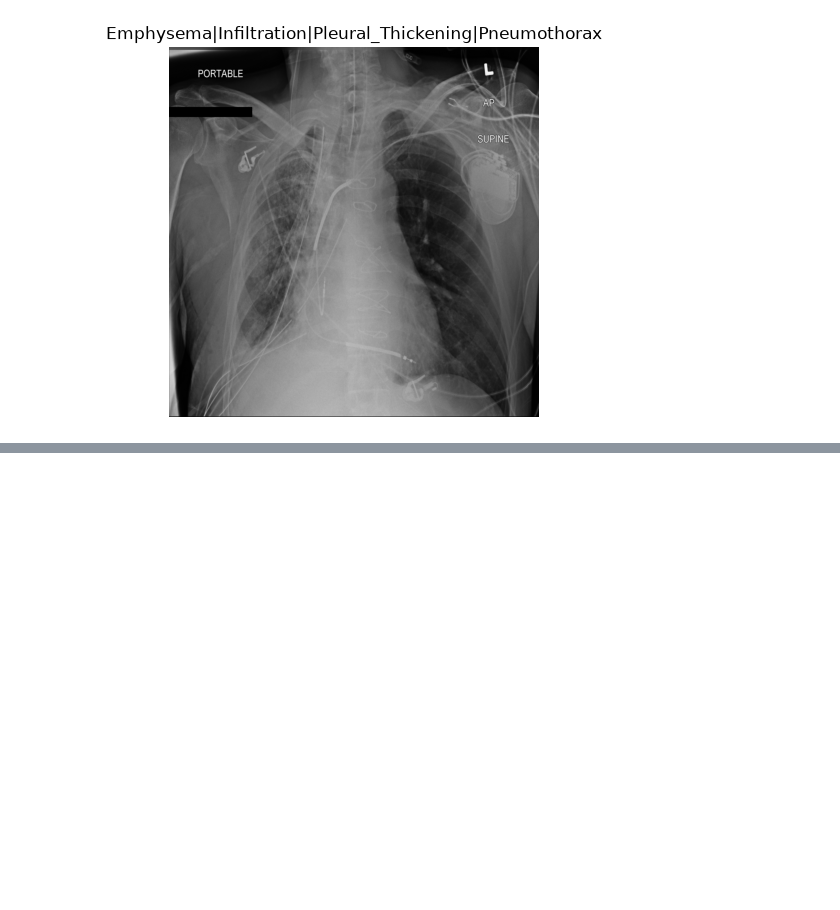
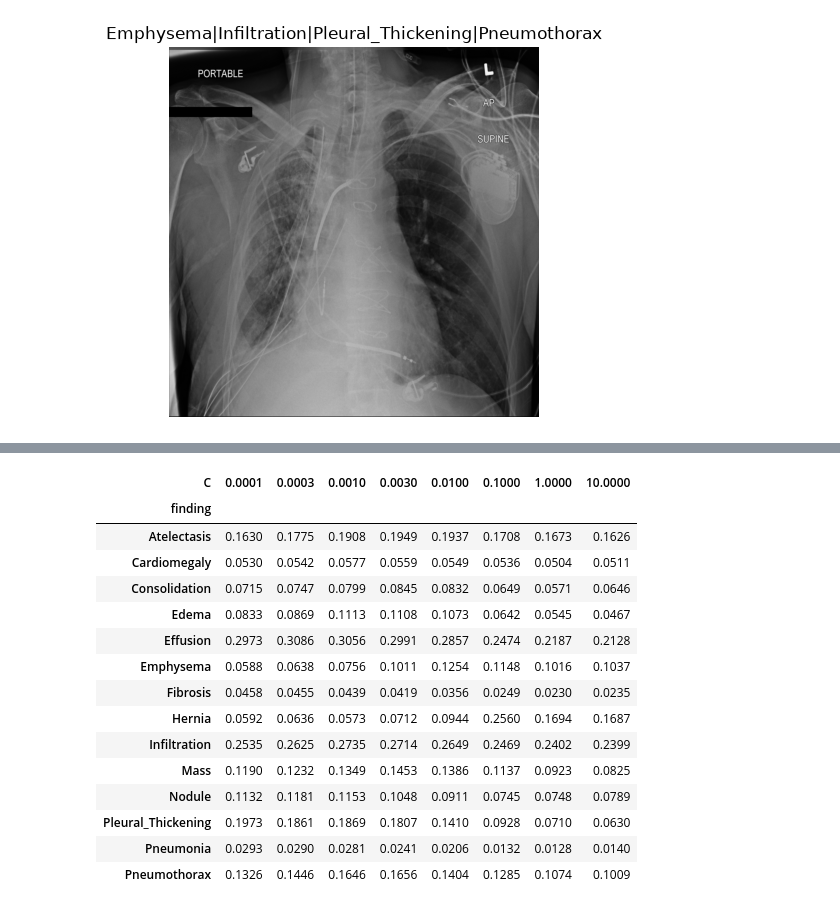
Before and after one commit to pstat-197a-fall2026/vignette-image-classification, a Jupyter notebook: notebooks/arden_scratchwork.ipynb, the cells around one changed output, grey strips where cells are left out. Saved outputs shown, nothing was run; the diff lists cells and outputs as text; code cells hidden in the pictures; blank space fills up the shorter version.

Commit message:
finished up to evaluation of frozen resnet-18 model. Specifically, section on encoding finding labels, splitting data by patient, trying one batch through frozen resnet, and fit and evaluate section.

```diff
--- a/notebooks/arden_scratchwork.ipynb
+++ b/notebooks/arden_scratchwork.ipynb
@@ -75,0 +216,7 @@ Name: Image Index, dtype: str
+# %%
+train_idx = splits["train"]
+X_train = X[train_idx]
+y_train = targets.iloc[train_idx]
+
+print("Training features:", X_train.shape)  # (3905, 512)
+print("Training targets:", y_train.shape)   # (3905, 14)
@@ -75,0 +340,2 @@ Name: Image Index, dtype: str
+# %%
+mlflow.sklearn.load_model(model_info.model_uri)
@@ -75,0 +437,64 @@ Name: Image Index, dtype: str
+# %%
+for c in [0.0001, 0.0003, 0.003]:
+    model = clone(baseline).set_params(
+        onevsrestclassifier__estimator__C=c
+    )
+
+    with mlflow.start_run(run_name=f"resnet18-logreg-C-{c}"):
+        mlflow.log_params({
+            "backbone": "resnet18",
+            "weights": "IMAGENET1K_V1",
+            "split_seed": seed,
+            "C": c,
+            "solver": "lbfgs",
+            "max_iter": 1000,
+            "class_weight": "none",
+            "feature_scaling": "StandardScaler",
+        })
+        model.fit(X_train, y_train)
+
+        scores = results[
+            ["finding", "train_positives", "val_positives", "val_prevalence"]
+        ].copy()
+        scores["C"] = c
+        scores["train_ap"] = average_precision_score(
+            y_train, model.predict_proba(X_train), average=None
+        )
+        scores["val_ap"] = average_precision_score(
+            y_val, model.predict_proba(X_val), average=None
+        )
+        scores["train_val_gap"] = scores["train_ap"] - scores["val_ap"]
+
+        metrics = {
+            "train_macro_ap": float(scores["train_ap"].mean()),
+            "val_macro_ap": float(scores["val_ap"].mean()),
+        }
+        for row in scores.itertuples(index=False):
+            label = row.finding.lower()
+            metrics[f"train_ap_{label}"] = float(row.train_ap)
+            metrics[f"val_ap_{label}"] = float(row.val_ap)
+
+        mlflow.log_metrics(metrics)
+        mlflow.log_text(scores.to_csv(index=False), "per_label_metrics.csv")
+
+    comparison_tables.append(scores)
+    models_by_c[c] = model
+
+tuning_results = pd.concat(comparison_tables, ignore_index=True)
+
+summary = (
+    tuning_results.groupby("C", as_index=False)
+    .agg(
+        train_macro_ap=("train_ap", "mean"),
+        val_macro_ap=("val_ap", "mean"),
+        mean_gap=("train_val_gap", "mean"),
+    )
+    .sort_values("val_macro_ap", ascending=False)
+)
+
+display(summary.round(4))
+display(
+    tuning_results.pivot(index="finding", columns="C", values="val_ap")
+    .round(4)
+)
+# %% [output]
@@ -75,0 +510,16 @@ Name: Image Index, dtype: str
+| C | 0.0001 | 0.0003 | 0.0010 | 0.0030 | 0.0100 | 0.1000 | 1.0000 | 10.0000 |
+| finding |  |  |  |  |  |  |  |  |
+| Atelectasis | 0.1630 | 0.1775 | 0.1908 | 0.1949 | 0.1937 | 0.1708 | 0.1673 | 0.1626 |
+| Cardiomegaly | 0.0530 | 0.0542 | 0.0577 | 0.0559 | 0.0549 | 0.0536 | 0.0504 | 0.0511 |
+| Consolidation | 0.0715 | 0.0747 | 0.0799 | 0.0845 | 0.0832 | 0.0649 | 0.0571 | 0.0646 |
+| Edema | 0.0833 | 0.0869 | 0.1113 | 0.1108 | 0.1073 | 0.0642 | 0.0545 | 0.0467 |
+| Effusion | 0.2973 | 0.3086 | 0.3056 | 0.2991 | 0.2857 | 0.2474 | 0.2187 | 0.2128 |
+| Emphysema | 0.0588 | 0.0638 | 0.0756 | 0.1011 | 0.1254 | 0.1148 | 0.1016 | 0.1037 |
+| Fibrosis | 0.0458 | 0.0455 | 0.0439 | 0.0419 | 0.0356 | 0.0249 | 0.0230 | 0.0235 |
+| Hernia | 0.0592 | 0.0636 | 0.0573 | 0.0712 | 0.0944 | 0.2560 | 0.1694 | 0.1687 |
+| Infiltration | 0.2535 | 0.2625 | 0.2735 | 0.2714 | 0.2649 | 0.2469 | 0.2402 | 0.2399 |
+| Mass | 0.1190 | 0.1232 | 0.1349 | 0.1453 | 0.1386 | 0.1137 | 0.0923 | 0.0825 |
+| Nodule | 0.1132 | 0.1181 | 0.1153 | 0.1048 | 0.0911 | 0.0745 | 0.0748 | 0.0789 |
+| Pleural_Thickening | 0.1973 | 0.1861 | 0.1869 | 0.1807 | 0.1410 | 0.0928 | 0.0710 | 0.0630 |
+| Pneumonia | 0.0293 | 0.0290 | 0.0281 | 0.0241 | 0.0206 | 0.0132 | 0.0128 | 0.0140 |
+| Pneumothorax | 0.1326 | 0.1446 | 0.1646 | 0.1656 | 0.1404 | 0.1285 | 0.1074 | 0.1009 |
```
Also changed, not shown: parts of 21 cells of this notebook.
